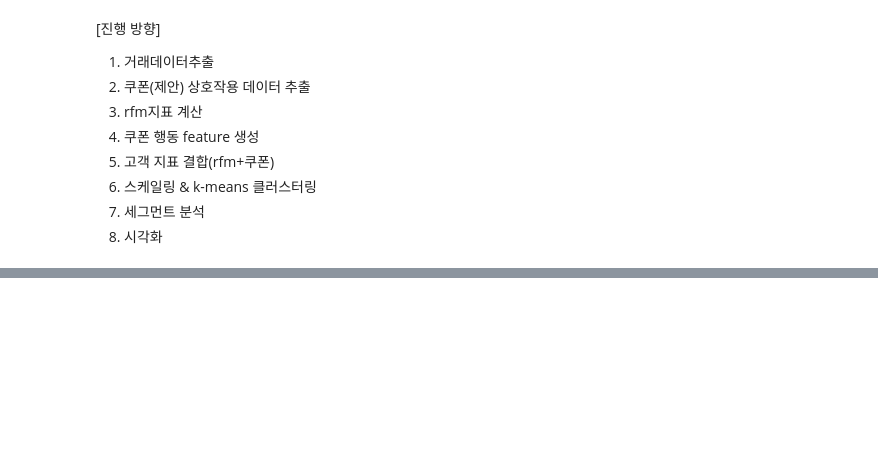
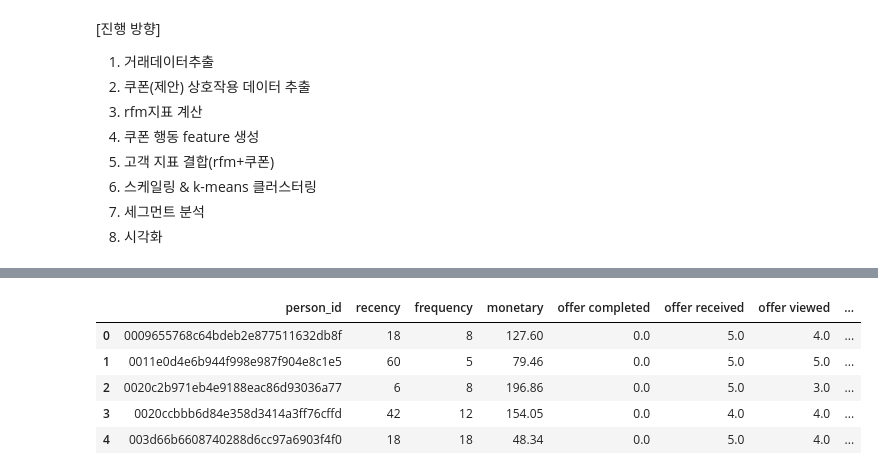
Before and after one commit to komh9575/first-repository, a Jupyter notebook: Untitled29.ipynb, the cells around one changed output, grey strips where cells are left out. Drawn from its saved outputs; the diff is of its cells as text; code cells hidden in the pictures; blank space fills up the shorter version.

```diff
--- a/Untitled29.ipynb
+++ b/Untitled29.ipynb
@@ -565,0 +612,15 @@ memory usage: 23.7+ MB
+# %%
+offer_df = profile_transcript_df[
+    profile_transcript_df['event'].isin(['offer received', 'offer viewed', 'offer completed'])
+].copy()
+
+offer_features = offer_df.pivot_table(
+    index='person_id',
+    columns='event',
+    values='offer_id',
+    aggfunc='count',
+    fill_value=0
+).reset_index()
+
+offer_features.columns.name = None
+offer_features.head()
@@ -565,0 +634,12 @@ memory usage: 23.7+ MB
+# %%
+offer_features['offer_view_rate'] = (
+    offer_features.get('offer viewed', 0) /
+    offer_features.get('offer received', 1)
+)
+
+offer_features['offer_complete_rate'] = (
+    offer_features.get('offer completed', 0) /
+    offer_features.get('offer viewed', 1)
+)
+
+offer_features.head()
@@ -565,0 +657,16 @@ memory usage: 23.7+ MB
+# %%
+customer_features = rfm_df.merge(
+    offer_features,
+    on='person_id',
+    how='left'
+)
+
+customer_features.fillna(0, inplace=True)
+customer_features.head()
+# %% [output]
+|  | person_id | recency | frequency | monetary | offer completed | offer received | offer viewed | ... |
+| 0 | 0009655768c64bdeb2e877511632db8f | 18 | 8 | 127.60 | 0.0 | 5.0 | 4.0 | ... |
+| 1 | 0011e0d4e6b944f998e987f904e8c1e5 | 60 | 5 | 79.46 | 0.0 | 5.0 | 5.0 | ... |
+| 2 | 0020c2b971eb4e9188eac86d93036a77 | 6 | 8 | 196.86 | 0.0 | 5.0 | 3.0 | ... |
+| 3 | 0020ccbbb6d84e358d3414a3ff76cffd | 42 | 12 | 154.05 | 0.0 | 4.0 | 4.0 | ... |
+| 4 | 003d66b6608740288d6cc97a6903f4f0 | 18 | 18 | 48.34 | 0.0 | 5.0 | 4.0 | ... |
```
Also changed, not shown: parts of 15 cells of this notebook.
